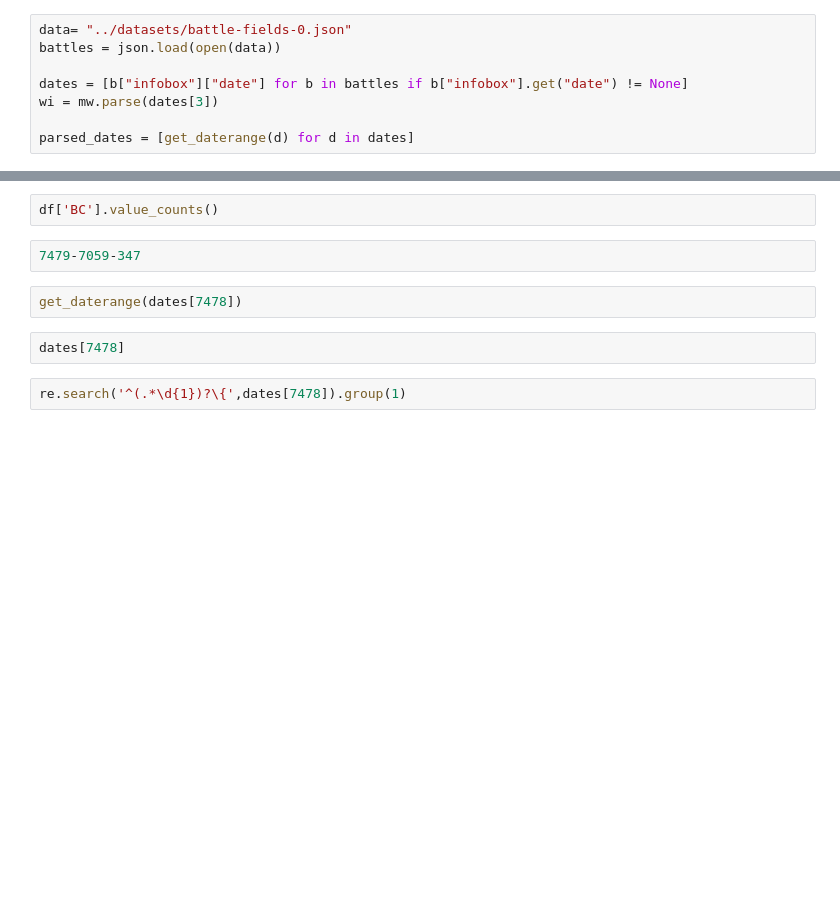
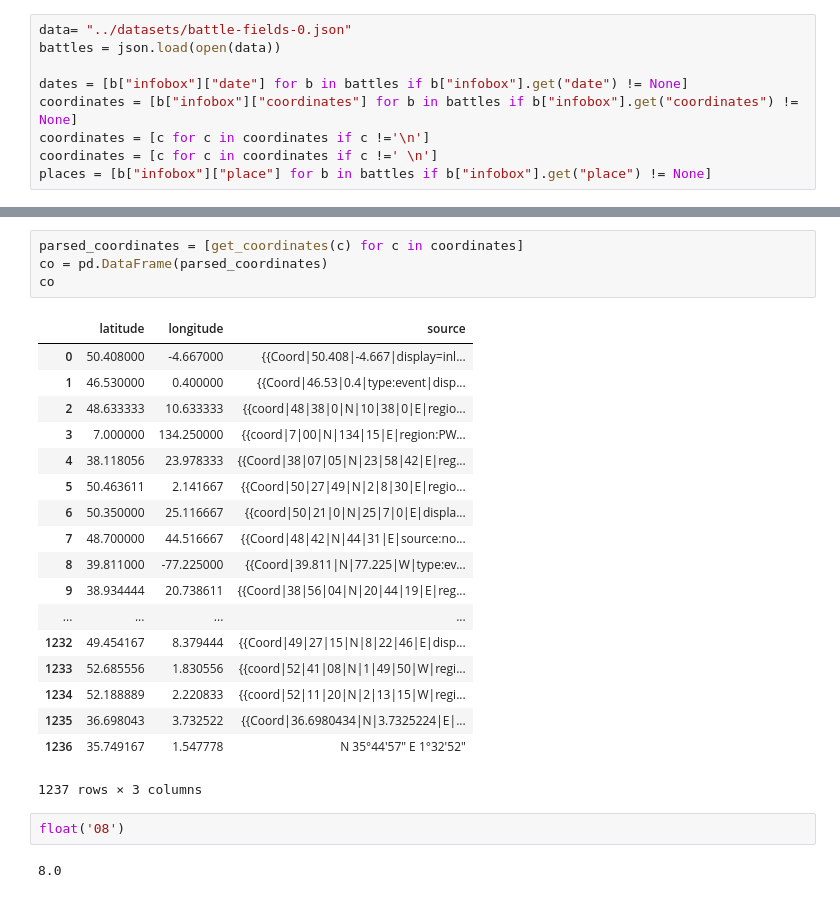
Before and after one commit to ChristianMct/ADA2017-Homeworks, a Jupyter notebook: project/notebooks/parsingdateplace.ipynb, the cells around one changed output, grey strips where cells are left out. Drawn from its saved outputs; the diff is of its cells as text; blank space fills up the shorter version.

Commit message:
added coordinates and place parsing

```diff
--- a/project/notebooks/parsingdateplace.ipynb
+++ b/project/notebooks/parsingdateplace.ipynb
@@ -25,7 +24,8 @@ data= "../datasets/battle-fields-0.json"
 battles = json.load(open(data))
 
 dates = [b["infobox"]["date"] for b in battles if b["infobox"].get("date") != None]
-wi = mw.parse(dates[3])
-
-parsed_dates = [get_daterange(d) for d in dates]
+coordinates = [b["infobox"]["coordinates"] for b in battles if b["infobox"].get("coordinates") != None]
+coordinates = [c for c in coordinates if c !='\n']
+coordinates = [c for c in coordinates if c !=' \n']
+places = [b["infobox"]["place"] for b in battles if b["infobox"].get("place") != None]
 # %%
@@ -41,10 +54,27 @@ start
-# %%
-df['BC'].value_counts()
-# %%
-7479-7059-347
-# %%
-get_daterange(dates[7478])
-# %%
-dates[7478]
-# %%
-re.search('^(.*\d{1})?\{',dates[7478]).group(1)
+# %%
+parsed_coordinates = [get_coordinates(c) for c in coordinates]
+co = pd.DataFrame(parsed_coordinates)
+co
+# %% [output]
+|  | latitude | longitude | source |
+| 0 | 50.408000 | -4.667000 | {{Coord|50.408|-4.667|display=inl... |
+| 1 | 46.530000 | 0.400000 | {{Coord|46.53|0.4|type:event|disp... |
+| 2 | 48.633333 | 10.633333 | {{coord|48|38|0|N|10|38|0|E|regio... |
+| 3 | 7.000000 | 134.250000 | {{coord|7|00|N|134|15|E|region:PW... |
+| 4 | 38.118056 | 23.978333 | {{Coord|38|07|05|N|23|58|42|E|reg... |
+| 5 | 50.463611 | 2.141667 | {{Coord|50|27|49|N|2|8|30|E|regio... |
+| 6 | 50.350000 | 25.116667 | {{coord|50|21|0|N|25|7|0|E|displa... |
+| 7 | 48.700000 | 44.516667 | {{Coord|48|42|N|44|31|E|source:no... |
+| 8 | 39.811000 | -77.225000 | {{Coord|39.811|N|77.225|W|type:ev... |
+| 9 | 38.934444 | 20.738611 | {{Coord|38|56|04|N|20|44|19|E|reg... |
+| ... | ... | ... | ... |
+| 1232 | 49.454167 | 8.379444 | {{Coord|49|27|15|N|8|22|46|E|disp... |
+| 1233 | 52.685556 | 1.830556 | {{coord|52|41|08|N|1|49|50|W|regi... |
+| 1234 | 52.188889 | 2.220833 | {{coord|52|11|20|N|2|13|15|W|regi... |
+| 1235 | 36.698043 | 3.732522 | {{Coord|36.6980434|N|3.7325224|E|... |
+| 1236 | 35.749167 | 1.547778 | N 35°44′57″ E 1°32′52″ |
+1237 rows × 3 columns
+# %%
+float('08')
+# %% [output]
+8.0
```
Also changed, not shown: parts of 5 cells of this notebook, 2 other files.
